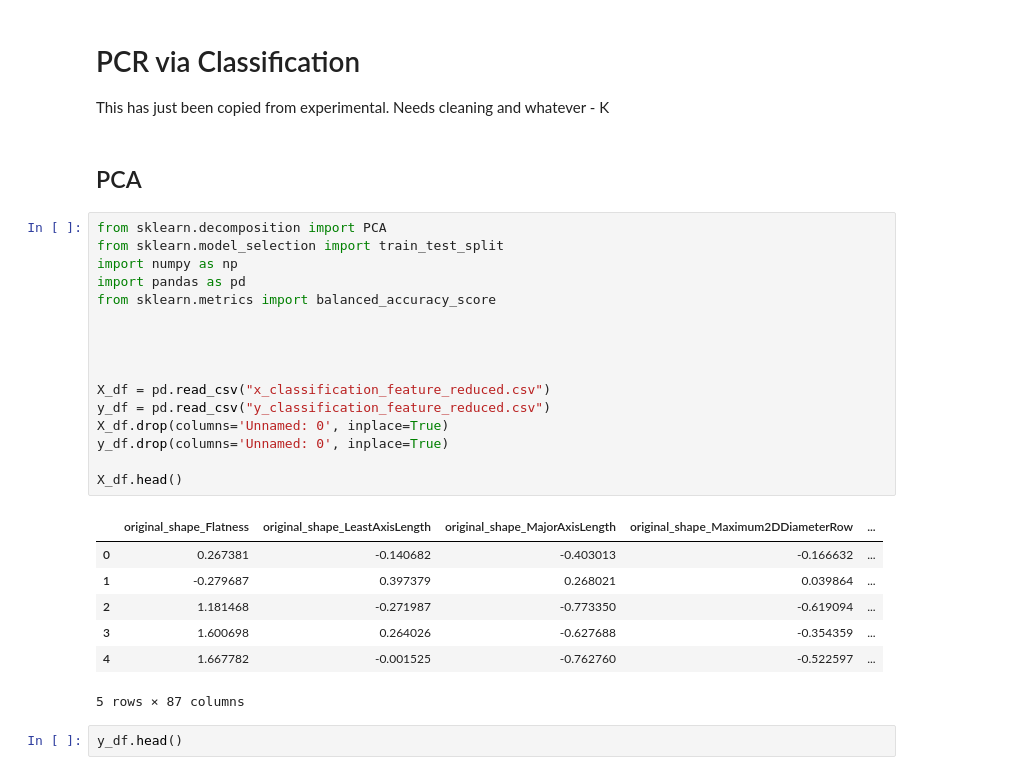
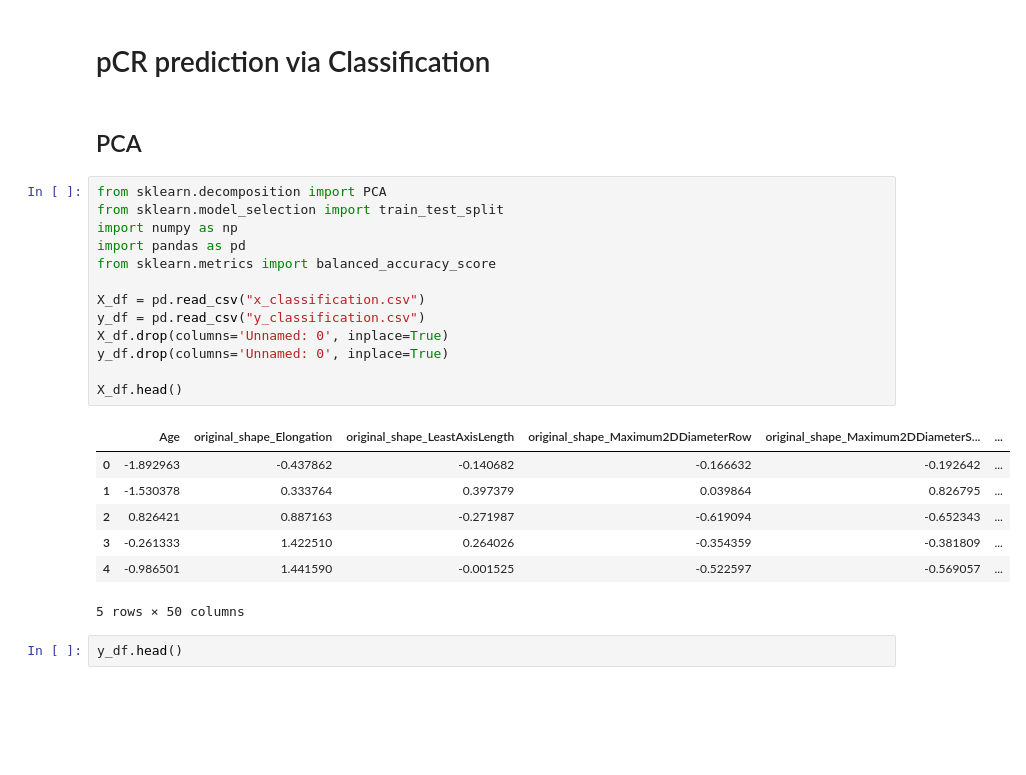
Before and after one commit to KRooL4E/ML_CW2, a Jupyter notebook: PCR_Method_Dev.ipynb, the cells around one changed output. Drawn from its saved outputs; the diff is of its cells as text; blank space fills up the shorter version.

```diff
--- a/PCR_Method_Dev.ipynb
+++ b/PCR_Method_Dev.ipynb
@@ -1,33 +1,28 @@
-# %% [markdown]
-# PCR via Classification
-
-This has just been copied from experimental. Needs cleaning and whatever - K
+# %% [markdown]
+# pCR prediction via Classification
 # %% [markdown]
 ## PCA
 # %%
 from sklearn.decomposition import PCA
 from sklearn.model_selection import train_test_split
 import numpy as np
 import pandas as pd
 from sklearn.metrics import balanced_accuracy_score
 
-
-
-
-X_df = pd.read_csv("x_classification_feature_reduced.csv")
-y_df = pd.read_csv("y_classification_feature_reduced.csv")
+X_df = pd.read_csv("x_classification.csv")
+y_df = pd.read_csv("y_classification.csv")
 X_df.drop(columns='Unnamed: 0', inplace=True)
 y_df.drop(columns='Unnamed: 0', inplace=True)
 
 X_df.head()
 # %% [output]
-|  | original_shape_Flatness | original_shape_LeastAxisLength | original_shape_MajorAxisLength | original_shape_Maximum2DDiameterRow | ... |
-| 0 | 0.267381 | -0.140682 | -0.403013 | -0.166632 | ... |
-| 1 | -0.279687 | 0.397379 | 0.268021 | 0.039864 | ... |
-| 2 | 1.181468 | -0.271987 | -0.773350 | -0.619094 | ... |
-| 3 | 1.600698 | 0.264026 | -0.627688 | -0.354359 | ... |
-| 4 | 1.667782 | -0.001525 | -0.762760 | -0.522597 | ... |
+|  | Age | original_shape_Elongation | original_shape_LeastAxisLength | original_shape_Maximum2DDiameterRow | original_shape_Maximum2DDiameterS... | ... |
+| 0 | -1.892963 | -0.437862 | -0.140682 | -0.166632 | -0.192642 | ... |
+| 1 | -1.530378 | 0.333764 | 0.397379 | 0.039864 | 0.826795 | ... |
+| 2 | 0.826421 | 0.887163 | -0.271987 | -0.619094 | -0.652343 | ... |
+| 3 | -0.261333 | 1.422510 | 0.264026 | -0.354359 | -0.381809 | ... |
+| 4 | -0.986501 | 1.441590 | -0.001525 | -0.522597 | -0.569057 | ... |
-5 rows × 87 columns
+5 rows × 50 columns
 # %%
 y_df.head()
 # %% [output]
```
Also changed, not shown: parts of 9 cells of this notebook, 1 other file.
